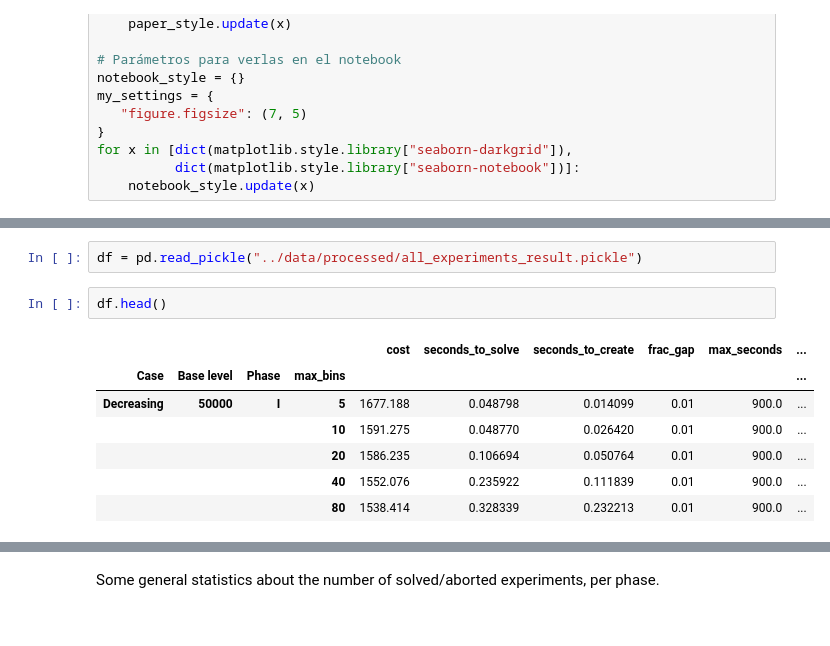
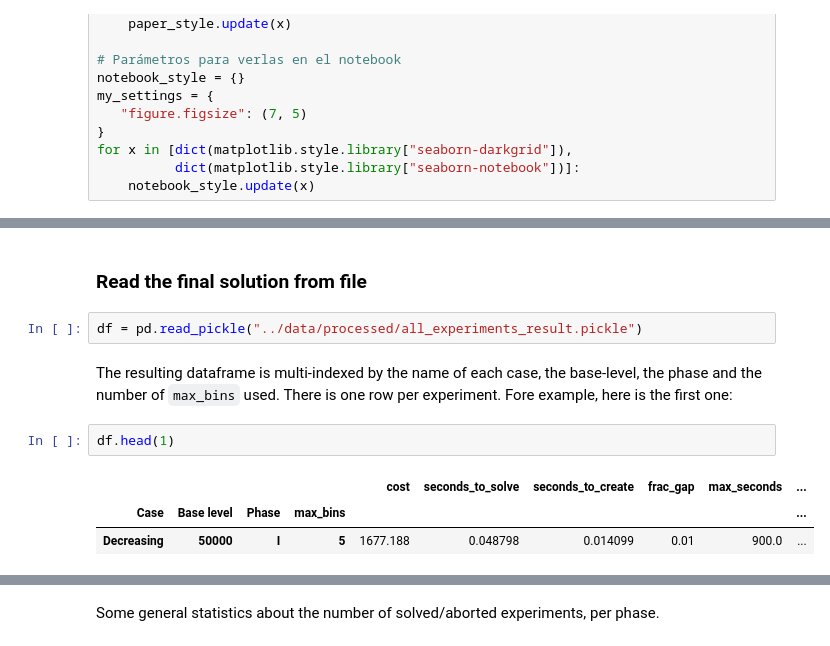
Before and after one commit to asi-uniovi/lloovia, a Jupyter notebook: notebooks/Graphing results (WIP).ipynb, the cells around one changed output, grey strips where cells are left out. Drawn from its saved outputs; the diff is of its cells as text.

```diff
--- a/notebooks/Graphing results (WIP).ipynb
+++ b/notebooks/Graphing results (WIP).ipynb
@@ -52,12 +163,12 @@ for x in [dict(matplotlib.style.library["seaborn-darkgrid"]),
+# %% [markdown]
+### Read the final solution from file
 # %%
 df = pd.read_pickle("../data/processed/all_experiments_result.pickle")
+# %% [markdown]
+The resulting dataframe is multi-indexed by the name of each case, the base-level, the phase and the number of `max_bins` used. There is one row per experiment. Fore example, here is the first one:
 # %%
-df.head()
+df.head(1)
 # %% [output]
 |  |  |  |  | cost | seconds_to_solve | seconds_to_create | frac_gap | max_seconds | ... |
 | Case | Base level | Phase | max_bins |  |  |  |  |  | ... |
 | Decreasing | 50000 | I | 5 | 1677.188 | 0.048798 | 0.014099 | 0.01 | 900.0 | ... |
-|  |  |  | 10 | 1591.275 | 0.048770 | 0.026420 | 0.01 | 900.0 | ... |
-|  |  |  | 20 | 1586.235 | 0.106694 | 0.050764 | 0.01 | 900.0 | ... |
-|  |  |  | 40 | 1552.076 | 0.235922 | 0.111839 | 0.01 | 900.0 | ... |
-|  |  |  | 80 | 1538.414 | 0.328339 | 0.232213 | 0.01 | 900.0 | ... |
```
Also changed, not shown: parts of 56 cells of this notebook.
